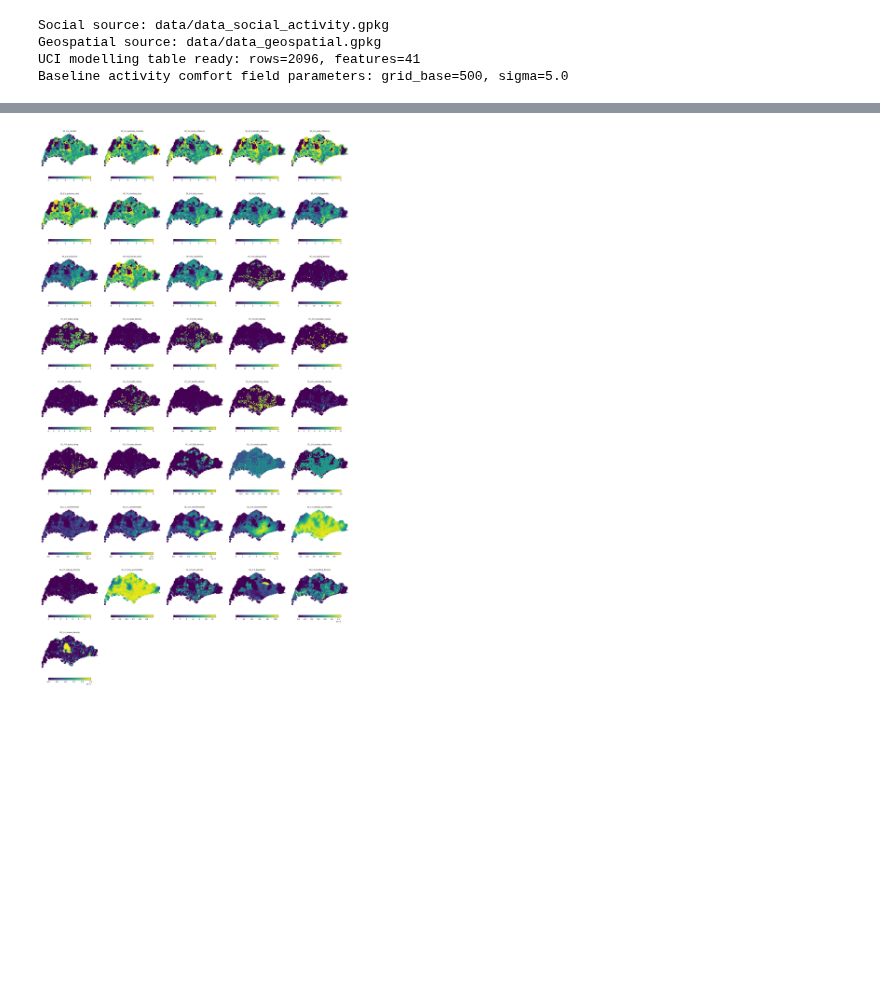
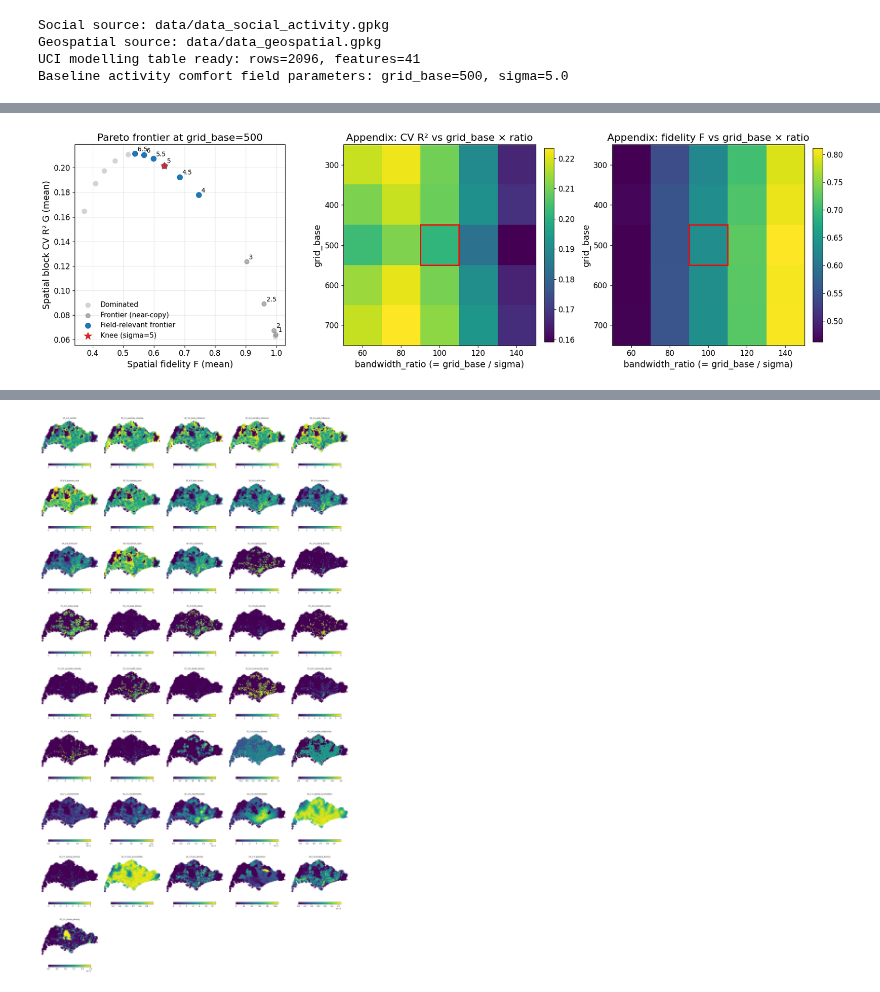
Before and after one commit to Sijie-Yang/Urban-Comfort-Potential, a Jupyter notebook: code_3_uci_social_activity_field.ipynb, the cells around one changed output, grey strips where cells are left out. Cells and saved outputs as stored; diff of their text form; code cells hidden in the pictures; blank space fills up the shorter version.

```diff
--- a/code_3_uci_social_activity_field.ipynb
+++ b/code_3_uci_social_activity_field.ipynb
@@ -508,0 +665,96 @@ plt.show()
+# %%
+from pathlib import Path
+
+# -------------------------
+# 2C) Pareto frontier plot + equivalence heatmaps
+# -------------------------
+CANONICAL_BANDWIDTH_RATIO = int(round(RECOMMENDED_GRID_BASE / RECOMMENDED_SIGMA))
+
+LABEL_SIZE = 14
+TITLE_SIZE = 16
+TICK_SIZE = 12
+LEGEND_SIZE = 11
+ANNOT_SIZE = 10
+
+fig, axes = plt.subplots(1, 3, figsize=(18, 5.5))
+
+ax = axes[0]
+ax.scatter(
+    pareto_df.loc[~pareto_df["is_pareto"], "fidelity_mean"],
+    pareto_df.loc[~pareto_df["is_pareto"], "cv_r2_mean"],
+    c="lightgray",
+    s=55,
+    label="Dominated",
+    zorder=1,
+)
+ax.scatter(
+    pareto_frontier_df.loc[pareto_frontier_df["corr_mean"] > FIELD_RELEVANT_MAX_CORR, "fidelity_mean"],
+    pareto_frontier_df.loc[pareto_frontier_df["corr_mean"] > FIELD_RELEVANT_MAX_CORR, "cv_r2_mean"],
+    c="tab:gray",
+    s=50,
+    alpha=0.6,
+    label="Frontier (near-copy)",
+    zorder=1,
+)
+ax.scatter(
+    pareto_knee_df["fidelity_mean"],
+    pareto_knee_df["cv_r2_mean"],
+    c="tab:blue",
+    s=70,
+    label="Field-relevant frontier",
+    zorder=2,
+)
+ax.scatter(
+    knee_row["fidelity_mean"],
+    knee_row["cv_r2_mean"],
+    c="tab:red",
+    s=140,
+    marker="*",
+    label=f"Knee (sigma={RECOMMENDED_SIGMA:g})",
+    zorder=3,
+)
+for _, r in pareto_frontier_df.iterrows():
+    ax.annotate(f"{r['sigma']:g}", (r["fidelity_mean"], r["cv_r2_mean"]), textcoords="offset points", xytext=(4, 4), fontsize=ANNOT_SIZE)
+ax.set_xlabel("Spatial fidelity F (mean)", fontsize=LABEL_SIZE)
+ax.set_ylabel("Spatial block CV R² G (mean)", fontsize=LABEL_SIZE)
+ax.set_title(f"Pareto frontier at grid_base={FOCUS_GRID_BASE}", fontsize=TITLE_SIZE)
+ax.tick_params(axis="both", labelsize=TICK_SIZE)
+ax.grid(True, alpha=0.3)
+ax.legend(loc="lower left", frameon=False, fontsize=LEGEND_SIZE)
+
+
+def _plot_equiv_heatmap(ax, value_col, title):
+    mat = equiv_df.pivot(index="grid_base", columns="bandwidth_ratio", values=value_col)
+    im = ax.imshow(mat.values, aspect="auto", cmap="viridis")
+    ax.set_title(title, fontsize=TITLE_SIZE)
+    ax.set_xlabel("bandwidth_ratio (= grid_base / sigma)", fontsize=LABEL_SIZE)
+    ax.set_ylabel("grid_base", fontsize=LABEL_SIZE)
+    ax.set_xticks(range(len(mat.columns)))
+    ax.set_xticklabels([str(int(c)) for c in mat.columns], fontsize=TICK_SIZE)
+    ax.set_yticks(range(len(mat.index)))
+    ax.set_yticklabels([str(int(i)) for i in mat.index], fontsize=TICK_SIZE)
+    if RECOMMENDED_GRID_BASE in mat.index and CANONICAL_BANDWIDTH_RATIO in mat.columns:
+        yi = list(mat.index).index(RECOMMENDED_GRID_BASE)
+        xi = list(mat.columns).index(CANONICAL_BANDWIDTH_RATIO)
+        ax.add_patch(plt.Rectangle((xi - 0.5, yi - 0.5), 1, 1, fill=False, edgecolor="red", linewidth=2))
+    return im
+
+im1 = _plot_equiv_heatmap(axes[1], "cv_r2_mean", "Appendix: CV R² vs grid_base × ratio")
+cbar1 = fig.colorbar(im1, ax=axes[1], fraction=0.046, pad=0.04)
+cbar1.ax.tick_params(labelsize=TICK_SIZE)
+im2 = _plot_equiv_heatmap(axes[2], "fidelity_mean", "Appendix: fidelity F vs grid_base × ratio")
+cbar2 = fig.colorbar(im2, ax=axes[2], fraction=0.046, pad=0.04)
+cbar2.ax.tick_params(labelsize=TICK_SIZE)
+
+plt.tight_layout()
+FIG_DIR = Path("figure")
+FIG_DIR.mkdir(parents=True, exist_ok=True)
+fig.savefig(FIG_DIR / "code_3_field_param_pareto.png", dpi=200, bbox_inches="tight")
+plt.show()
+
+print(
+    f"Equivalence grid: {len(EQUIV_BANDWIDTH_RATIOS)} ratios × {len(EQUIV_GRID_BASE_CANDIDATES)} grid_base "
+    f"= {len(equiv_df)} settings; canonical ({RECOMMENDED_GRID_BASE}, ratio={CANONICAL_BANDWIDTH_RATIO}) ringed in red."
+)
+# %% [output]
+[figure, added]
```
Also changed, not shown: parts of 32 cells of this notebook, 11 other files.
